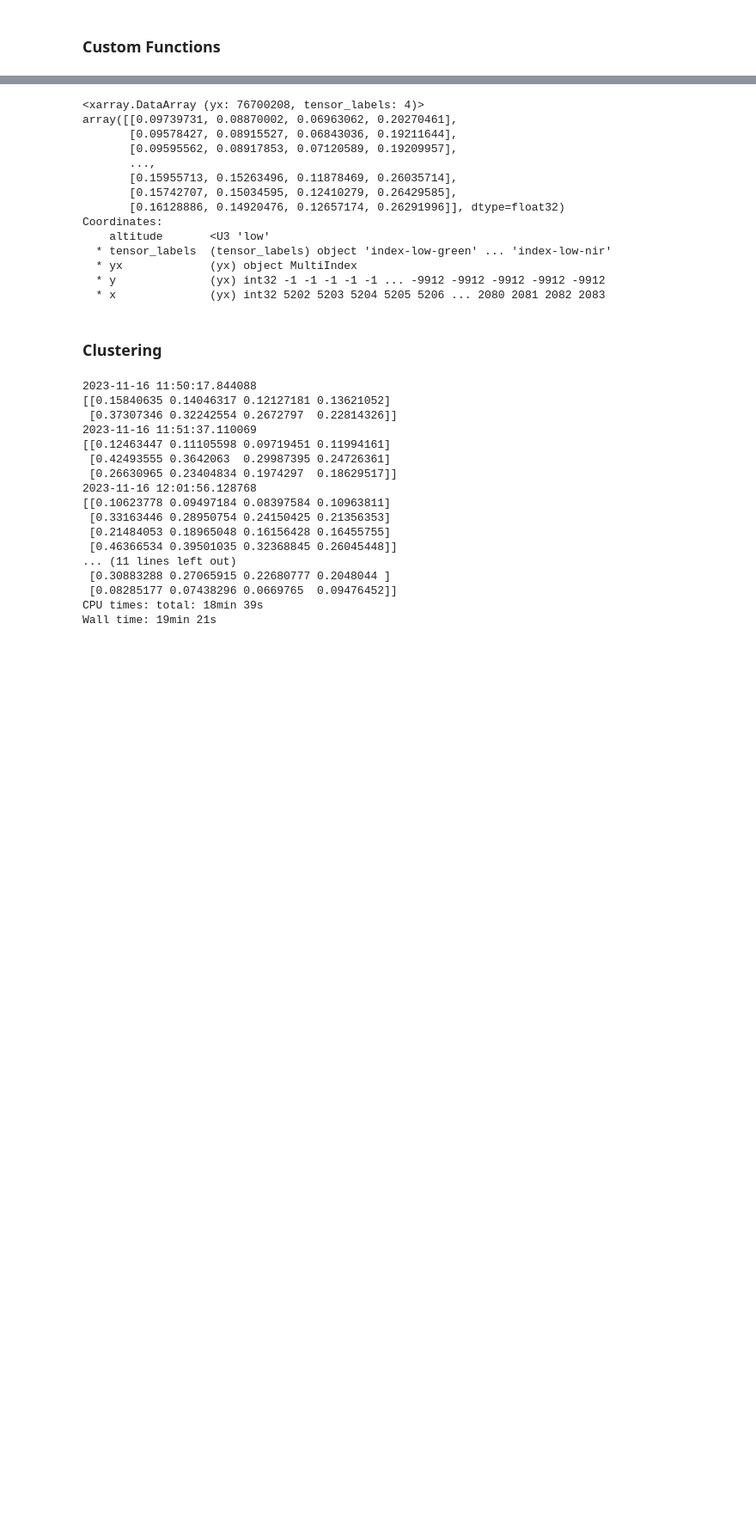
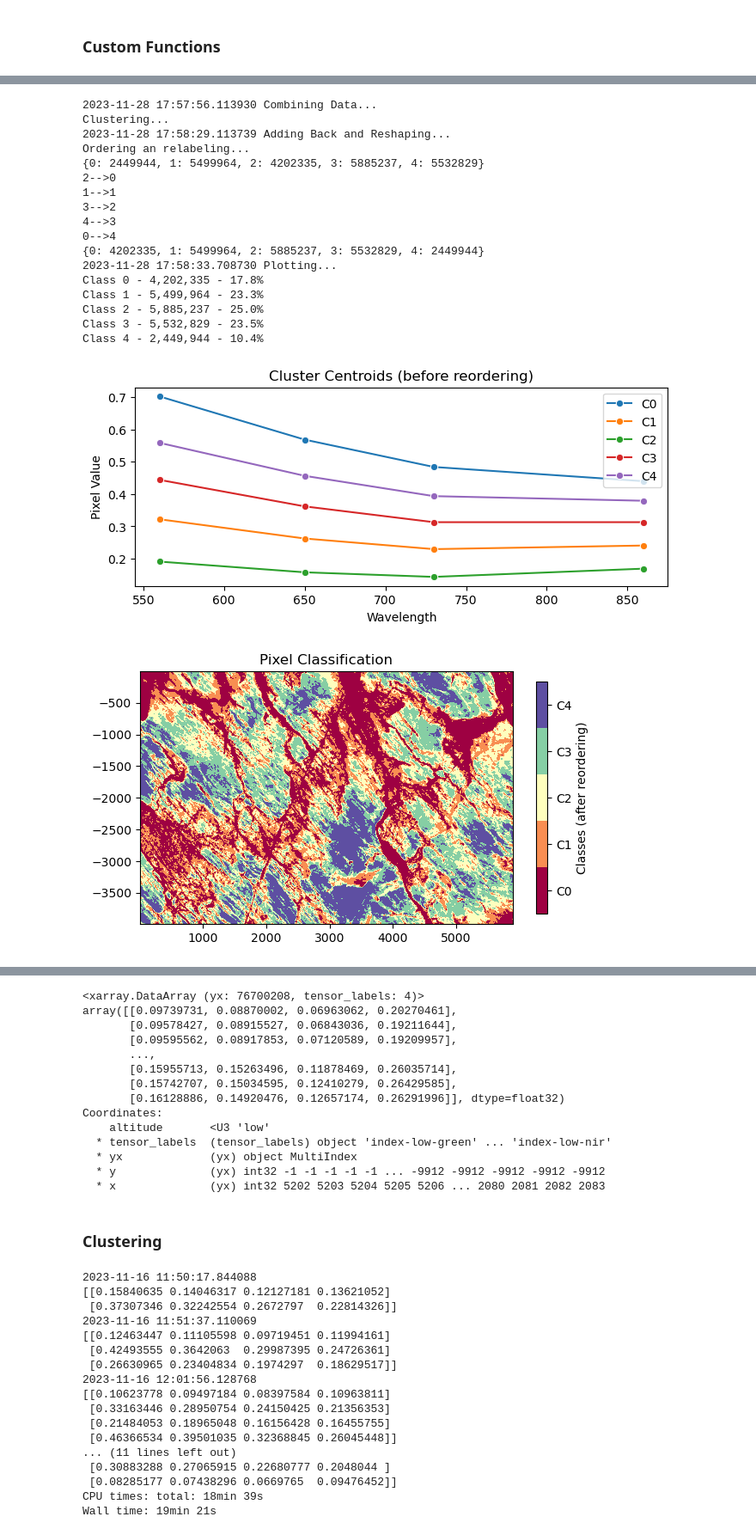
Before and after one commit to ds4114/Greenland_Drone_Analysis, a Jupyter notebook: code/ds4114_albedo_clustering.ipynb, the cells around one changed output, grey strips where cells are left out. Shown at 86% size. Saved outputs shown, nothing was run; the diff lists cells and outputs as text; code cells hidden in the pictures; blank space fills up the shorter version.

```diff
--- a/code/ds4114_albedo_clustering.ipynb
+++ b/code/ds4114_albedo_clustering.ipynb
@@ -180,0 +229,22 @@ def ds4114_process_all(gi, ri, rei, ni, clusters=4):
+# %%
+kmeans_mid, index_full_label_xr_mid, mid_pcts = ds4114_process_all(mgi,mri,mrei,mni, clusters=5)
+# %% [output]
+2023-11-28 17:57:56.113930 Combining Data...
+Clustering...
+2023-11-28 17:58:29.113739 Adding Back and Reshaping...
+Ordering an relabeling...
+{0: 2449944, 1: 5499964, 2: 4202335, 3: 5885237, 4: 5532829}
+2-->0
+1-->1
+3-->2
+4-->3
+0-->4
+{0: 4202335, 1: 5499964, 2: 5885237, 3: 5532829, 4: 2449944}
+2023-11-28 17:58:33.708730 Plotting...
+Class 0 - 4,202,335 - 17.8%
+Class 1 - 5,499,964 - 23.3%
+Class 2 - 5,885,237 - 25.0%
+Class 3 - 5,532,829 - 23.5%
+Class 4 - 2,449,944 - 10.4%
+[figure, added]
+[figure, added]
```
Also changed, not shown: parts of 18 cells of this notebook, 11 other files.
